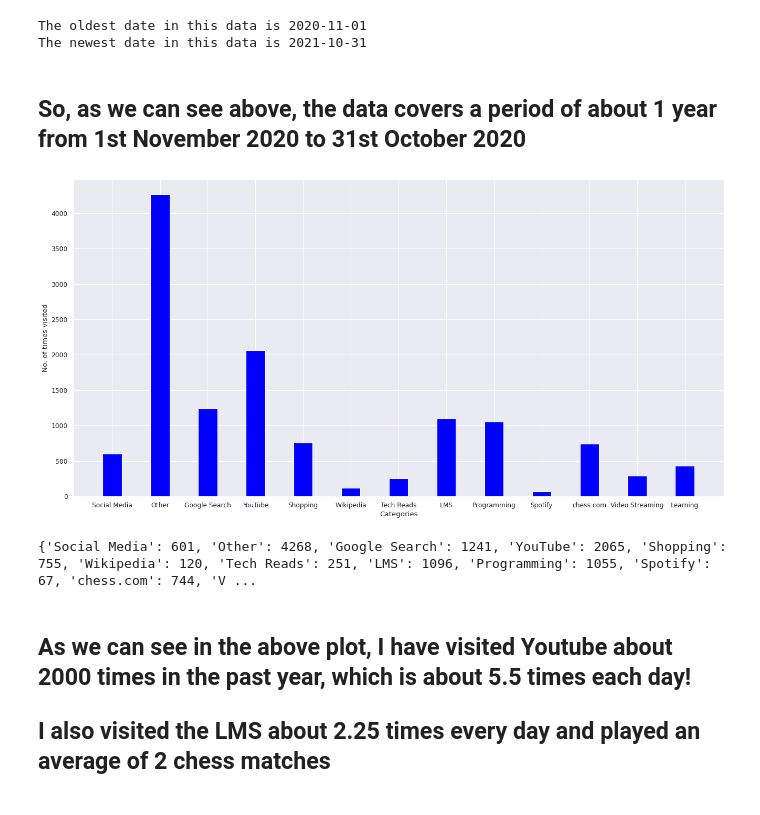
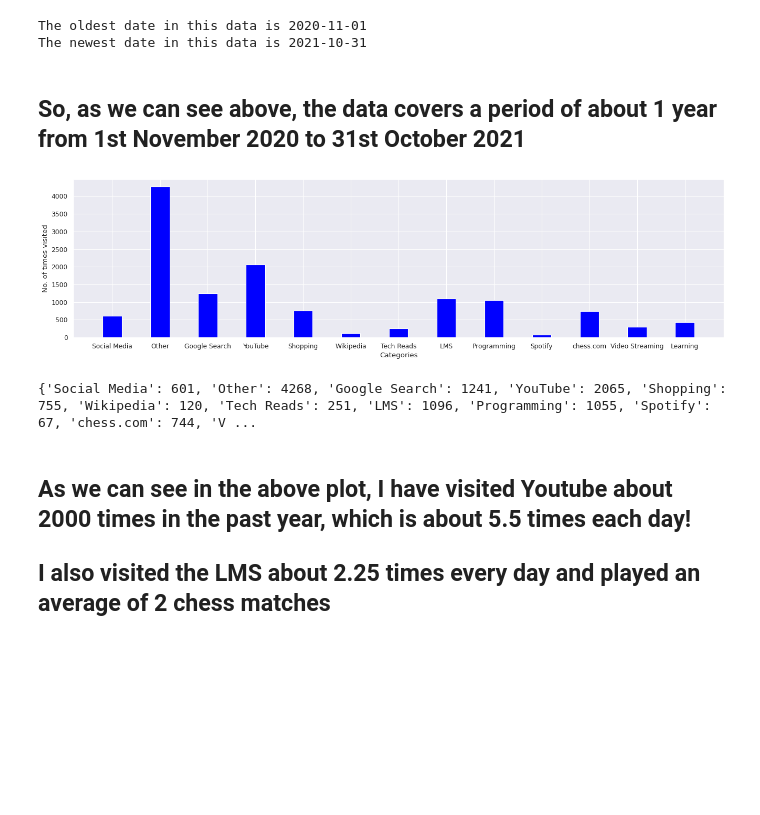
Before and after one commit to amaan211/browser-history-analysis, a Jupyter notebook: proj.ipynb, the cells around one changed output. Drawn from its saved outputs; the diff is of its cells as text; code cells hidden in the pictures; blank space fills up the shorter version.

```diff
--- a/proj.ipynb
+++ b/proj.ipynb
@@ -181,31 +181,31 @@ print("The newest date in this data is", youngest)
 The oldest date in this data is 2020-11-01
 The newest date in this data is 2021-10-31
 # %% [markdown]
-## So, as we can see above, the data covers a period of about 1 year from 1st November 2020 to 31st October 2020
+## So, as we can see above, the data covers a period of about 1 year from 1st November 2020 to 31st October 2021
 # %%
 '''
     Now, I want to analyse which category of websites I visit the most.
 '''
 import matplotlib.pyplot as plt
 from collections import Counter
 count_dict = Counter(df['category'])
 count_dict = dict(count_dict)
 
 
 categories = list(count_dict.keys())
 values = list(count_dict.values())
 
 # code to make the plot bigger
 from matplotlib.pyplot import figure
-figure(figsize=(20, 10), dpi=80)
+figure(figsize=(20, 5), dpi=80)
 
 plt.bar(categories, values, color ='blue', width=0.4)
 plt.xlabel("Categories")
 plt.ylabel("No. of times visited")
 plt.show()
 print(count_dict)
 # %% [output]
-[figure, old version]
+[figure, new version]
 {'Social Media': 601, 'Other': 4268, 'Google Search': 1241, 'YouTube': 2065, 'Shopping': 755, 'Wikipedia': 120, 'Tech Reads': 251, 'LMS': 1096, 'Programming': 1055, 'Spotify': 67, 'chess.com': 744, 'V ...
 # %% [markdown]
 ## As we can see in the above plot, I have visited Youtube about 2000 times in the past year, which is about 5.5 times each day!
```
Also changed, not shown: parts of 2 cells of this notebook, 1 other file.
